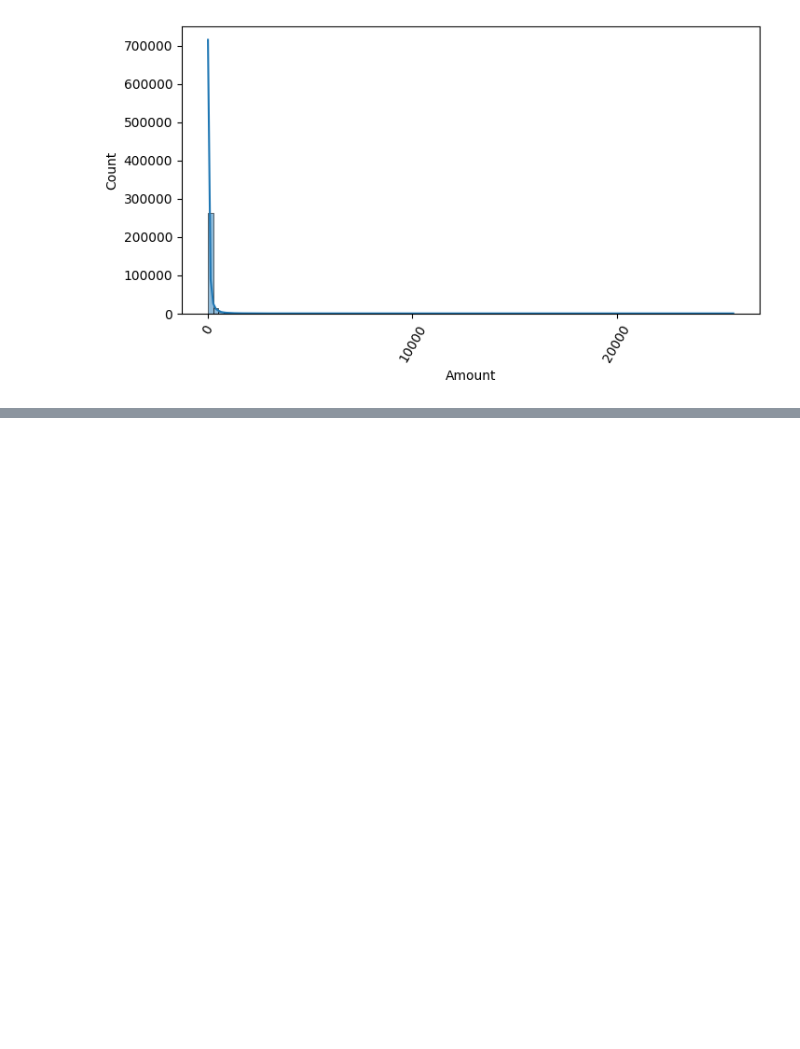
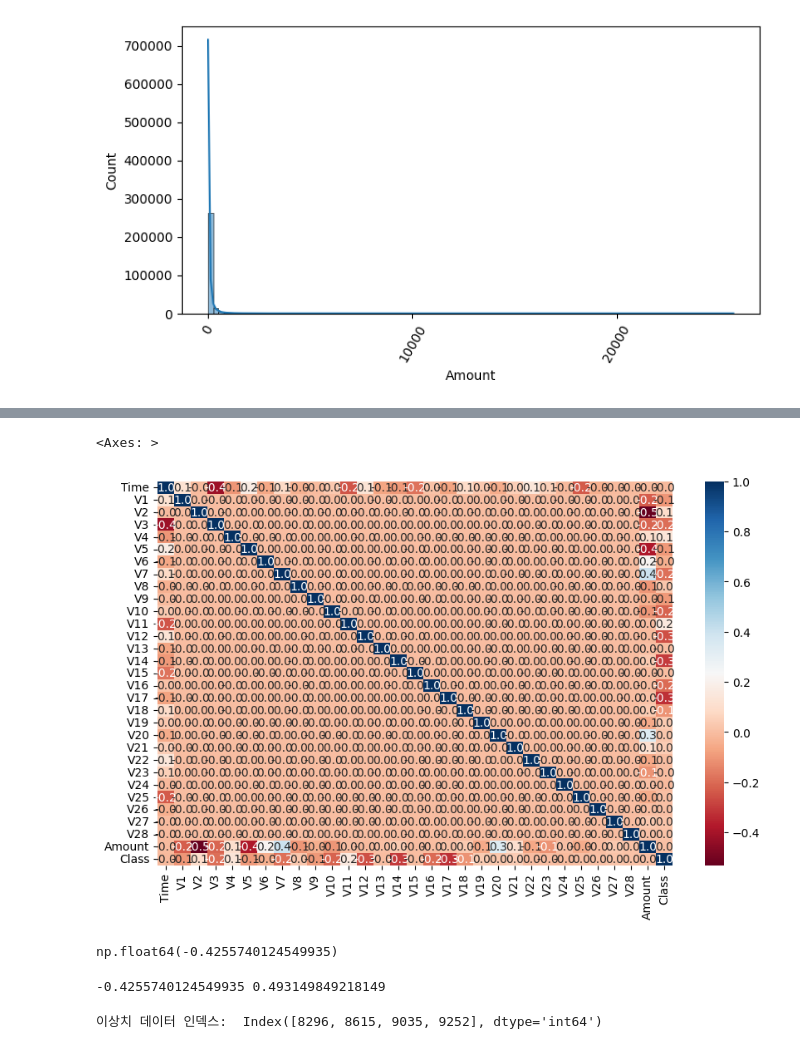
Before and after one commit to SongBeom00/ML, a Jupyter notebook: perfect_guide/4장/4.10_분류실습_신용카드_사기검출.ipynb, the cells around one changed output, grey strips where cells are left out. Saved outputs shown, nothing was run; the diff lists cells and outputs as text; code cells hidden in the pictures; blank space fills up the shorter version.

Commit message:
:sparkles: log, outlier Feature Engineering

```diff
--- a/perfect_guide/4장/4.10_분류실습_신용카드_사기검출.ipynb
+++ b/perfect_guide/4장/4.10_분류실습_신용카드_사기검출.ipynb
@@ -168,0 +319,9 @@ plt.show()
+# %%
+import seaborn as sns
+
+plt.figure(figsize=(10, 6))
+corr = card_df.corr()
+sns.heatmap(corr, annot=True, fmt='.1f', cmap="RdBu") # 상관 관계는 -1 ~ 1 사이의 값으로 이루어져있습니다.
+# %% [output]
+<Axes: >
+[figure, added]
@@ -168,0 +344,15 @@ plt.show()
+# %%
+np.percentile(card_df['V14'].values, 25)
+# %% [output]
+np.float64(-0.4255740124549935)
+# %%
+quantile_25 = np.percentile(card_df['V14'].values, 25)
+quantile_75 = np.percentile(card_df['V14'].values, 75)
+print(quantile_25, quantile_75)
+# %% [output]
+-0.4255740124549935 0.493149849218149
+# %%
+outlier_index = get_outlier(df=card_df, column='V14', weight=1.5)
+print('이상치 데이터 인덱스: ', outlier_index)
+# %% [output]
+이상치 데이터 인덱스:  Index([8296, 8615, 9035, 9252], dtype='int64')
```
Also changed, not shown: parts of 20 cells of this notebook.
